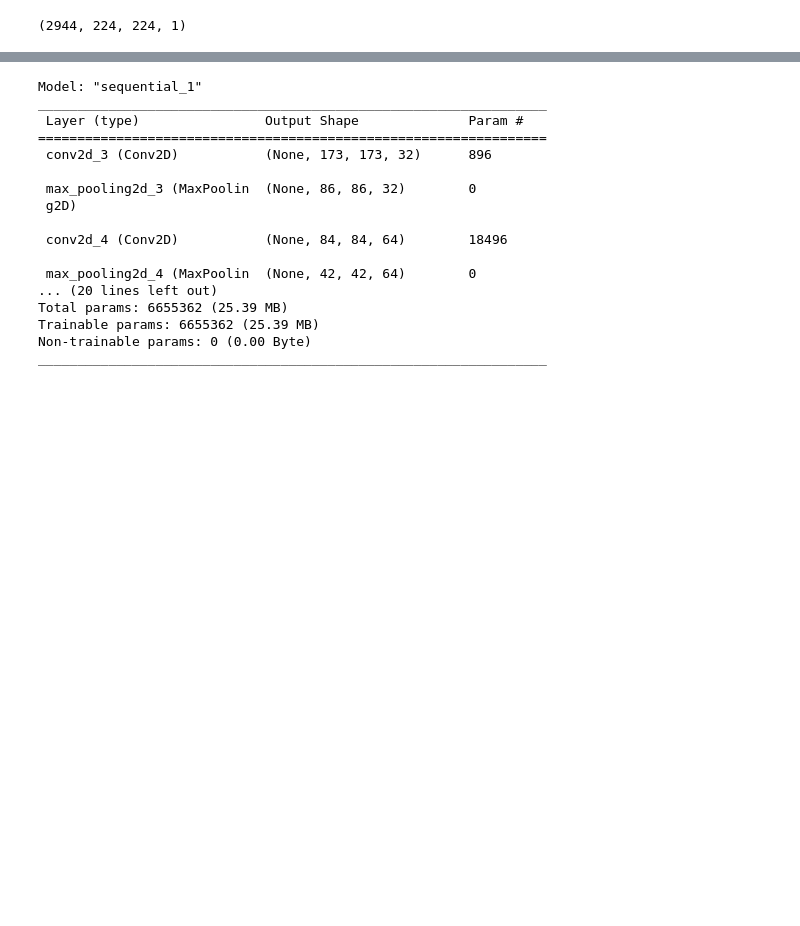
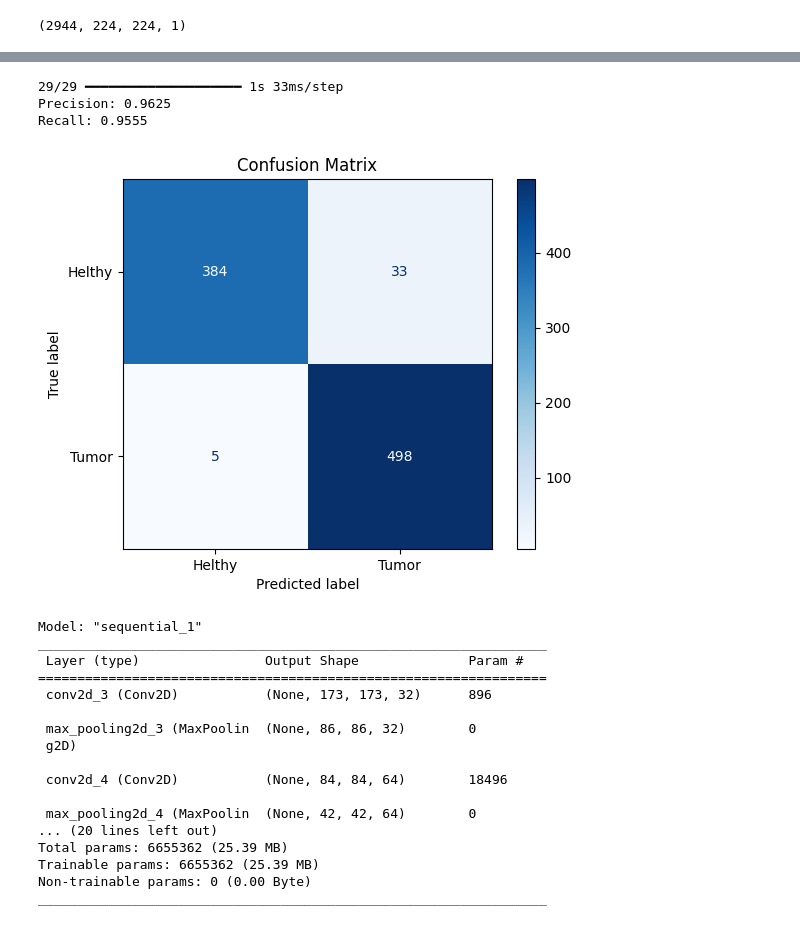
Before and after one commit to NoaAmichai/Brain_Tumor_Classification, a Jupyter notebook: Brain_Tumor_Classifiction.ipynb, the cells around one changed output, grey strips where cells are left out. Saved outputs shown, nothing was run; the diff lists cells and outputs as text; code cells hidden in the pictures; blank space fills up the shorter version.

```diff
--- a/Brain_Tumor_Classifiction.ipynb
+++ b/Brain_Tumor_Classifiction.ipynb
@@ -558,3 +615,19 @@ Loss: 0.46571484208106995 Accuracy: 0.895652174949646
+# %%
+# Make predictions
+y_pred = cnn_model.predict(X_test_resized)
+y_pred = (y_pred > 0.5).astype(int)
+
+# Plot metrics
+plot_precision_recall(y_test, y_pred)
+
+# Assuming you have class names in a list called `class_names`
+class_names = ['Helthy', 'Tumor']
+plot_confusion_matrix(y_test, y_pred, class_names)
+# %% [output]
+29/29 ━━━━━━━━━━━━━━━━━━━━ 1s 33ms/step
+Precision: 0.9625
+Recall: 0.9555
+[figure, added]
 # %%
 model = Sequential()
 
```
Also changed, not shown: parts of 6 cells of this notebook, 1 other file.
